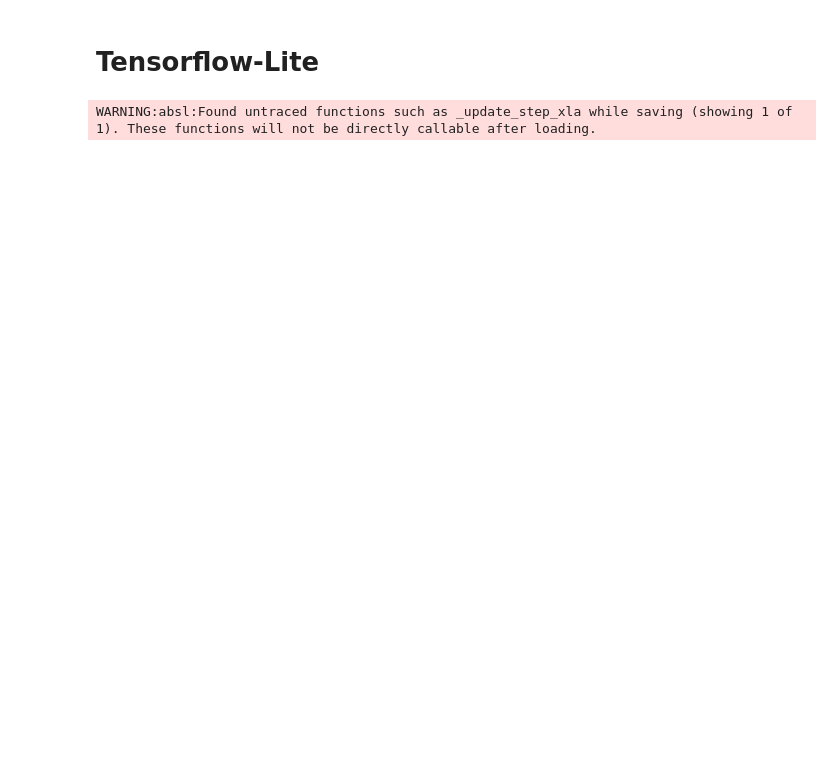
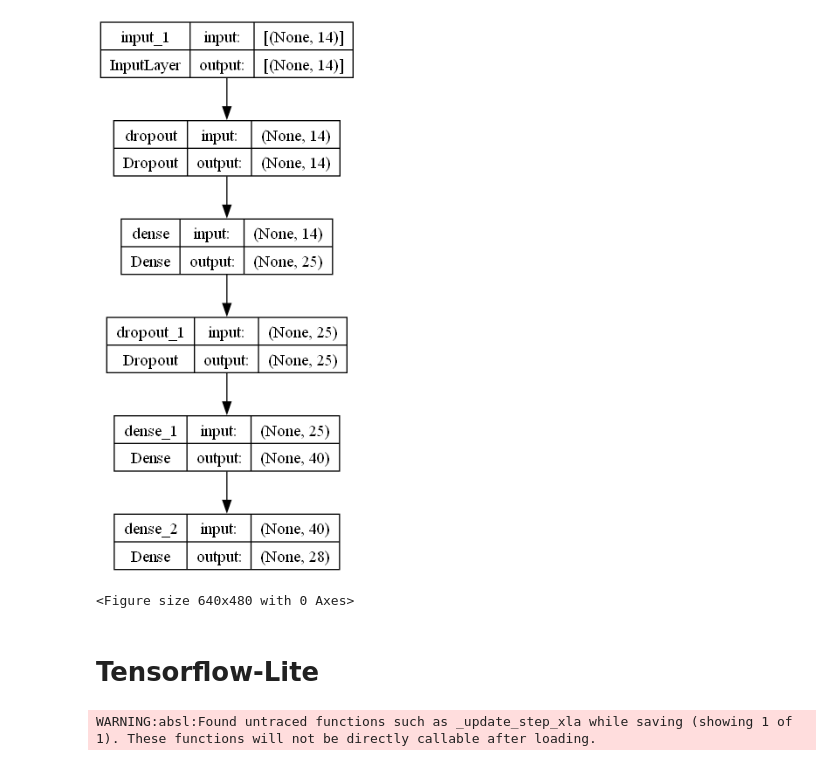
Before and after one commit to inollmann/msa, a Jupyter notebook: hand_sign_model_trainer.ipynb, the cells around one changed output. Saved outputs shown, nothing was run; the diff lists cells and outputs as text; code cells hidden in the pictures; blank space fills up the shorter version.

```diff
--- a/hand_sign_model_trainer.ipynb
+++ b/hand_sign_model_trainer.ipynb
@@ -172,3 +186,22 @@ weighted avg       0.94      0.93      0.93     22196
+# %%
+plt.savefig(confmat_path)
+
+with open(classrep_path, 'w', newline='') as f:
+    writer = csv.writer(f)
+    # Write the headers
+    writer.writerow(["Class", "Precision", "Recall", "F1-Score", "Support"])
+
+    # Write the rows
+    for key, value in classrep_dict.items():
+        if isinstance(value, dict):
+            writer.writerow([key, value['precision'], value['recall'], value['f1-score'], value['support']])
+        else:
+            writer.writerow([key, value])
+
+plot_model(model, to_file=architecture_path, show_shapes=True, show_layer_names=True)
+# %% [output]
+[figure, added]
+<Figure size 640x480 with 0 Axes>
 # %% [markdown]
 # Tensorflow-Lite
 # %%
```
Also changed, not shown: parts of 14 cells of this notebook, 19 other files.
